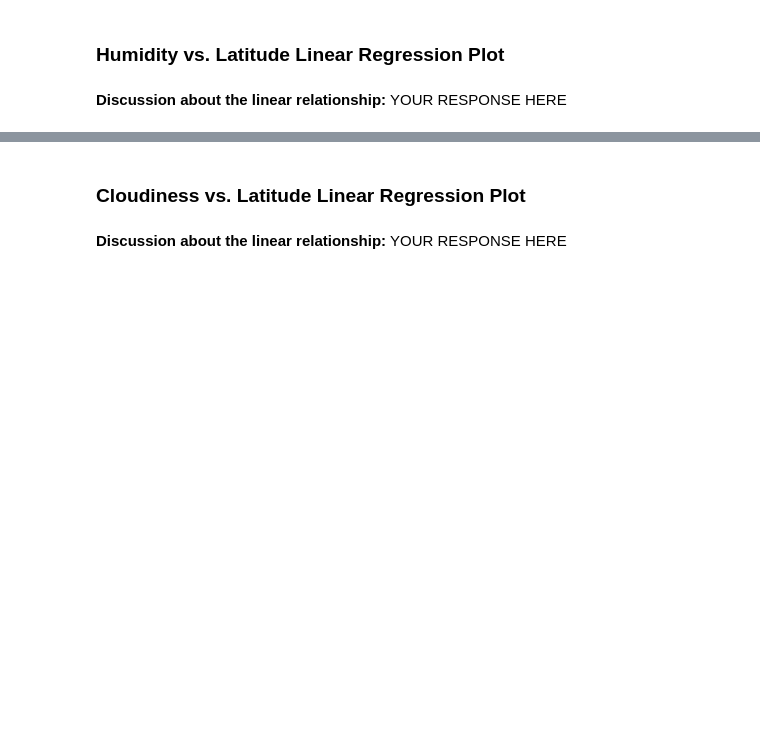
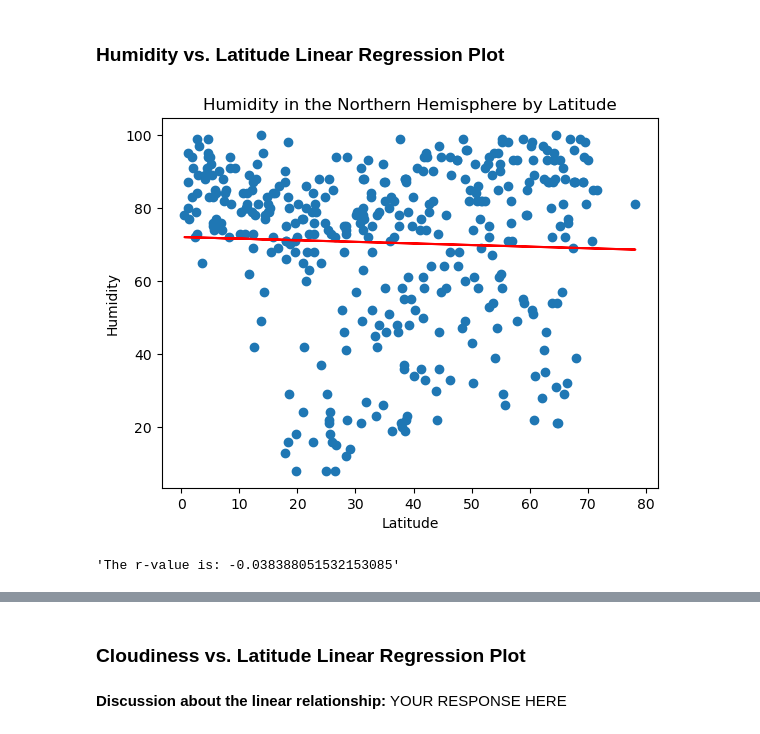
Before and after one commit to atulshi/python-api-challenge, a Jupyter notebook: WeatherPy/WeatherPy.ipynb, the cells around one changed output, grey strips where cells are left out. Drawn from its saved outputs; the diff is of its cells as text; code cells hidden in the pictures; blank space fills up the shorter version.

```diff
--- a/WeatherPy/WeatherPy.ipynb
+++ b/WeatherPy/WeatherPy.ipynb
@@ -302,2 +331,6 @@ southern_hemi_df.head()
-# %% [markdown]
-**Discussion about the linear relationship:** YOUR RESPONSE HERE
+# %%
+# Northern Hemisphere
+linreg(northern_df ["Lat"], northern_df["Humidity"], "Humidity in the Northern Hemisphere by Latitude", "Latitude", "Humidity")
+# %% [output]
+[figure, added]
+'The r-value is: -0.038388051532153085'
```
Also changed, not shown: parts of 14 cells of this notebook.
